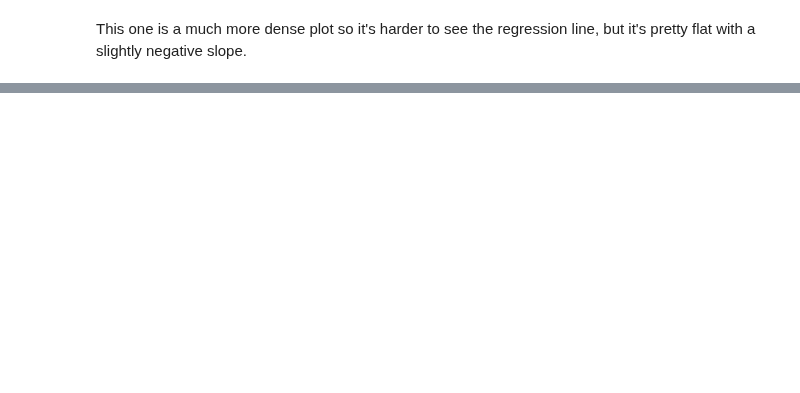
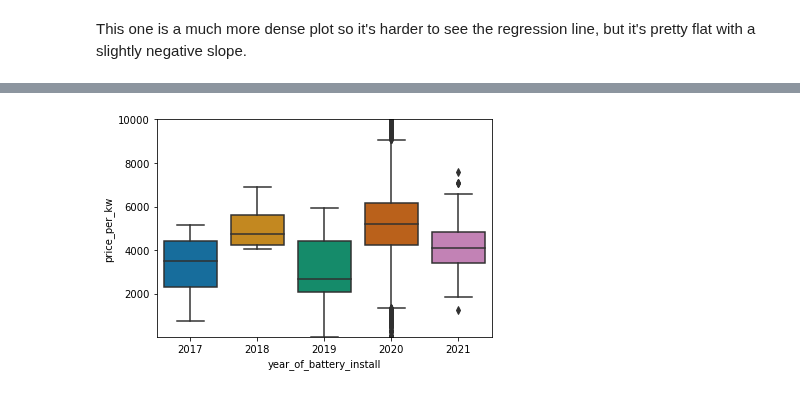
Before and after one commit to zjbrown0689/Solar-Panel-Capstone, a Jupyter notebook: notebooks/Exploratory Data Analysis.ipynb, the cells around one changed output, grey strips where cells are left out. Drawn from its saved outputs; the diff is of its cells as text; code cells hidden in the pictures; blank space fills up the shorter version.

```diff
--- a/notebooks/Exploratory Data Analysis.ipynb
+++ b/notebooks/Exploratory Data Analysis.ipynb
@@ -253,0 +256,3 @@ This one is a much more dense plot so it's harder to see the regression line, bu
+# %%
+dobi = data[~data['date_of_battery_install'].isnull()]
+print(dobi['date_of_battery_install'].head())
@@ -253,0 +266,5 @@ This one is a much more dense plot so it's harder to see the regression line, bu
+# %%
+dobi_c = dobi.copy()
+dobi_c['date_of_battery_install'] = pd.to_datetime(dobi_c['date_of_battery_install'])
+dobi_c['month_of_battery_install'] = dobi_c['date_of_battery_install'].dt.month
+dobi_c['year_of_battery_install'] = dobi_c['date_of_battery_install'].dt.year
@@ -253,0 +277,6 @@ This one is a much more dense plot so it's harder to see the regression line, bu
+# %%
+sns.boxplot(x='year_of_battery_install', y='price_per_kw', data=dobi_c, palette='colorblind')
+plt.ylim(10, 10000)
+plt.show()
+# %% [output]
+[figure, added]
```
Also changed, not shown: parts of 20 cells of this notebook.
